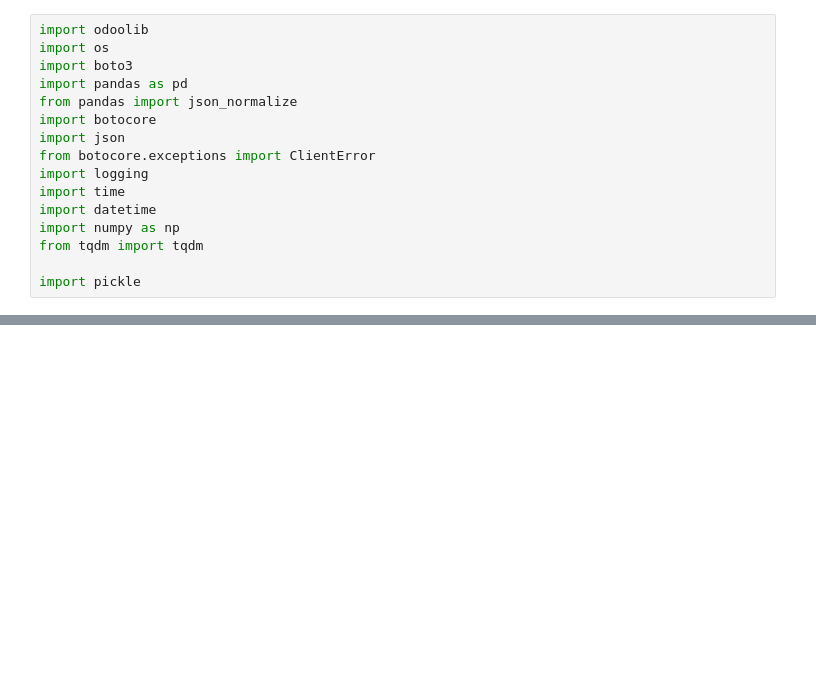
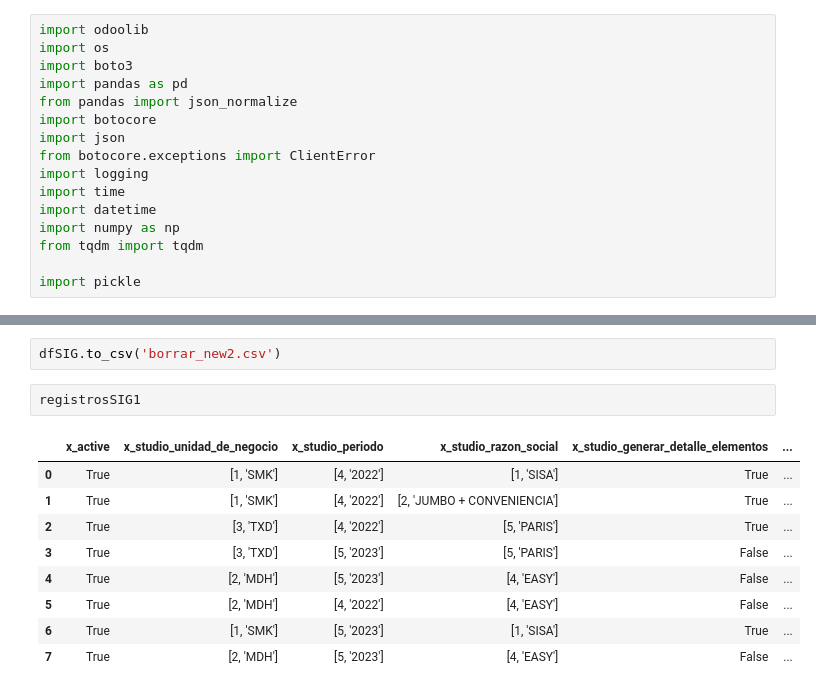
Before and after one commit to Sinergia-lab/IntegracionCencorep, a Jupyter notebook: dev_sig.ipynb, the cells around one changed output, grey strips where cells are left out. Saved outputs shown, nothing was run; the diff lists cells and outputs as text; blank space fills up the shorter version.

```diff
--- a/dev_sig.ipynb
+++ b/dev_sig.ipynb
@@ -184,0 +2391,14 @@ iniciando proceso SMK
+# %%
+dfSIG.to_csv('borrar_new2.csv')
+# %%
+registrosSIG1
+# %% [output]
+|  | x_active | x_studio_unidad_de_negocio | x_studio_periodo | x_studio_razon_social | x_studio_generar_detalle_elementos | ... |
+| 0 | True | [1, 'SMK'] | [4, '2022'] | [1, 'SISA'] | True | ... |
+| 1 | True | [1, 'SMK'] | [4, '2022'] | [2, 'JUMBO + CONVENIENCIA'] | True | ... |
+| 2 | True | [3, 'TXD'] | [4, '2022'] | [5, 'PARIS'] | True | ... |
+| 3 | True | [3, 'TXD'] | [5, '2023'] | [5, 'PARIS'] | False | ... |
+| 4 | True | [2, 'MDH'] | [5, '2023'] | [4, 'EASY'] | False | ... |
+| 5 | True | [2, 'MDH'] | [4, '2022'] | [4, 'EASY'] | False | ... |
+| 6 | True | [1, 'SMK'] | [5, '2023'] | [1, 'SISA'] | True | ... |
+| 7 | True | [2, 'MDH'] | [5, '2023'] | [4, 'EASY'] | False | ... |
```
Also changed, not shown: parts of 5 cells of this notebook, 2 other files.
